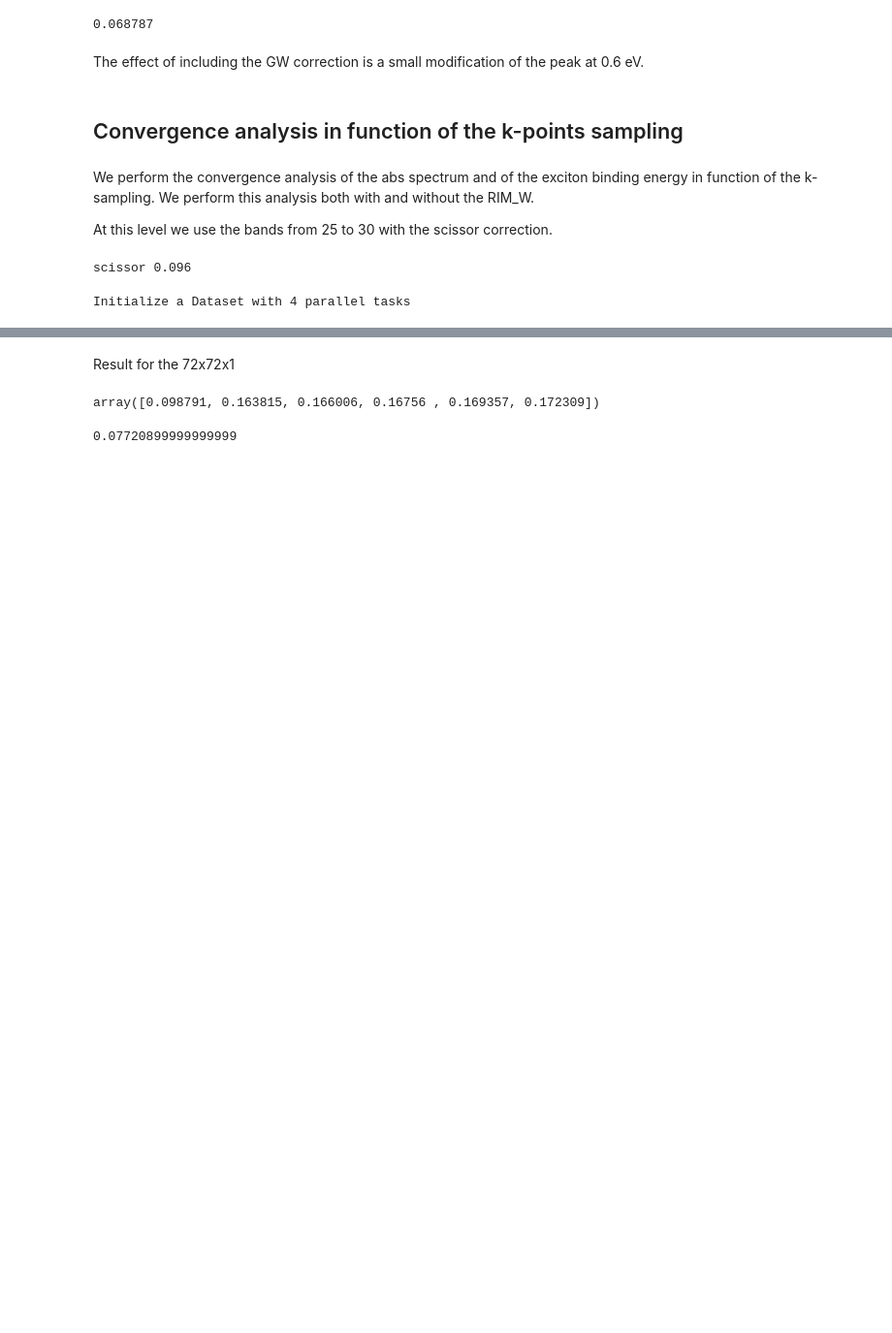
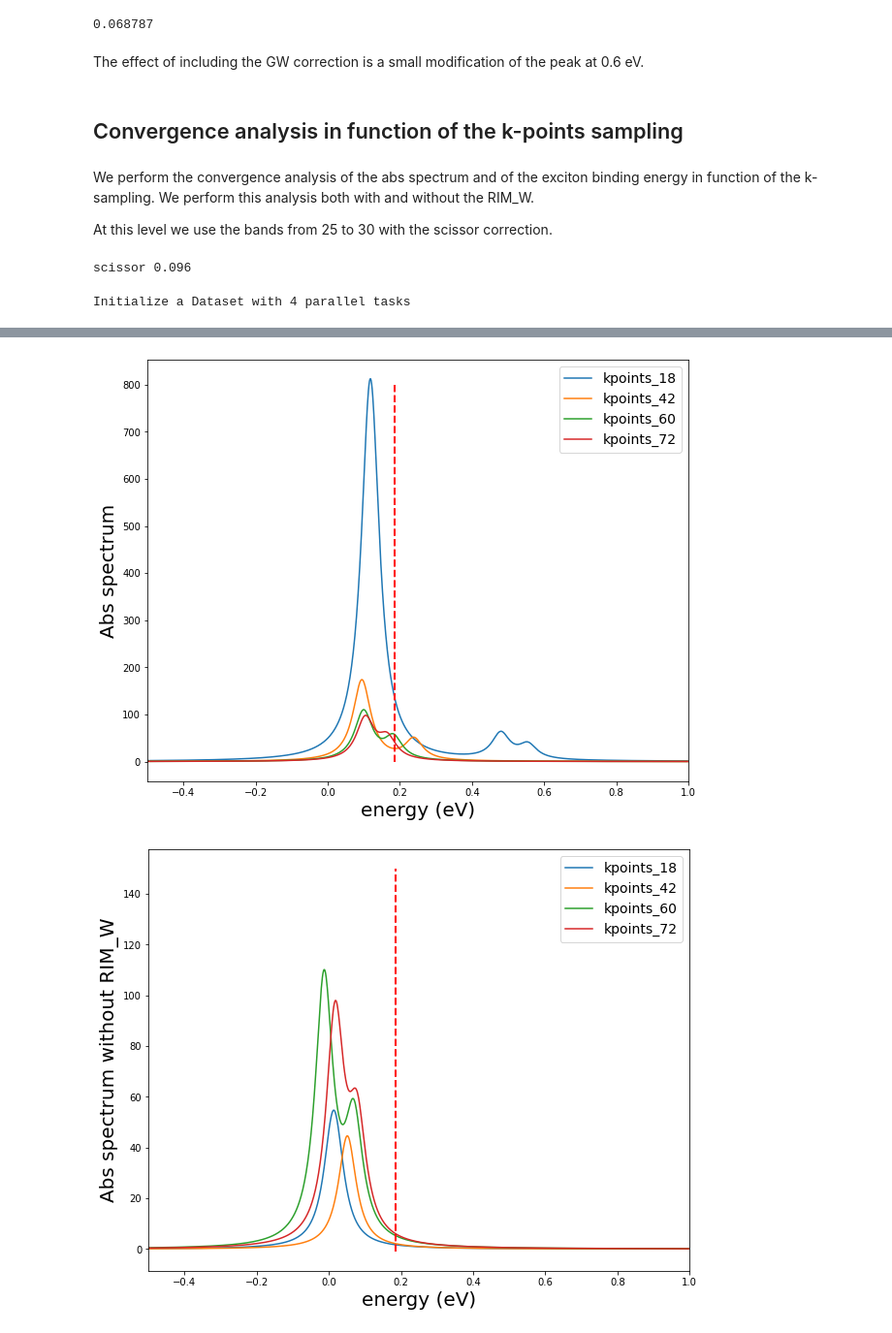
Before and after one commit to marcodalessandro76/Stanene, a Jupyter notebook: BSE_Analysis-ONCV.ipynb, the cells around one changed output, grey strips where cells are left out. Shown at 97% size. Drawn from its saved outputs; the diff is of its cells as text; code cells hidden in the pictures; blank space fills up the shorter version.

```diff
--- a/BSE_Analysis-ONCV.ipynb
+++ b/BSE_Analysis-ONCV.ipynb
@@ -383,7 +383,7 @@ gw_gap = 0.184 #
 scissor = gw_gap-dft_gap # eV
 print('scissor',scissor)
 
-kpoints = [18,42,60]
+kpoints = [18,42,60,72]
 # %% [output]
 scissor 0.096
 # %%
@@ -483,7 +460,0 @@ in the GW analysis
-# %%
-kpoints = [18] #[18,42,60]
-
-for k in kpoints:
-    source_dir = 'DFT_analysis/kpoints_%s-nbnds_500.save'%k
-    run_dir = 'GW_analysis-ONCV/kpoints_%s-nbnds_500'%k
-    Tools.init_yambo_run_dir(Tools.make_p2y(source_dir),run_dir=run_dir)
@@ -615,15 +481,34 @@ Submitted batch job 8937144
-# %% [markdown]
-Result for the 72x72x1
-# %%
-exc_eng = results[0].data['Esort_q1_slepc_bse']['energy']
-exc_eng
-# %% [output]
-array([0.098791, 0.163815, 0.166006, 0.16756 , 0.169357, 0.172309])
-# %%
-bind_eng = gw_gap-exc_eng[0]
-bind_eng
-# %% [output]
-0.07720899999999999
+# %%
+fig, ax = plt.subplots(figsize=(10, 8))
+
+for ind,b in enumerate(kpoints):
+    data = results[ind].data['alpha_q1_slepc_bse']
+    energy = data['energy']
+    alpha_im = data['alpha_imag']
+    ax.plot(energy,alpha_im,label='kpoints_%s'%b)
+ax.vlines(gw_gap,-1,800,linestyles='--',color='red',linewidth=2)
+ax.set_xlim(-0.5,1)
+ax.set_ylabel('Abs spectrum',size=20)
+ax.set_xlabel('energy (eV)',size=20)
+ax.legend(fontsize=14)
+plt.show()
+
+fig, ax = plt.subplots(figsize=(10, 8))
+
+for ind,b in enumerate(kpoints):
+    data = results[ind+4].data['alpha_q1_slepc_bse']
+    energy = data['energy']
+    alpha_im = data['alpha_imag']
+    ax.plot(energy,alpha_im,label='kpoints_%s'%b)
+ax.vlines(gw_gap,-1,150,linestyles='--',color='red',linewidth=2)
+ax.set_xlim(-0.5,1)
+ax.set_ylabel('Abs spectrum without RIM_W',size=20)
+ax.set_xlabel('energy (eV)',size=20)
+ax.legend(fontsize=14)
+plt.show()
+# %% [output]
+[figure, added]
+[figure, added]
 # %%
 fig, ax = plt.subplots(figsize=(10, 8))
 
```
Also changed, not shown: parts of 33 cells of this notebook.
